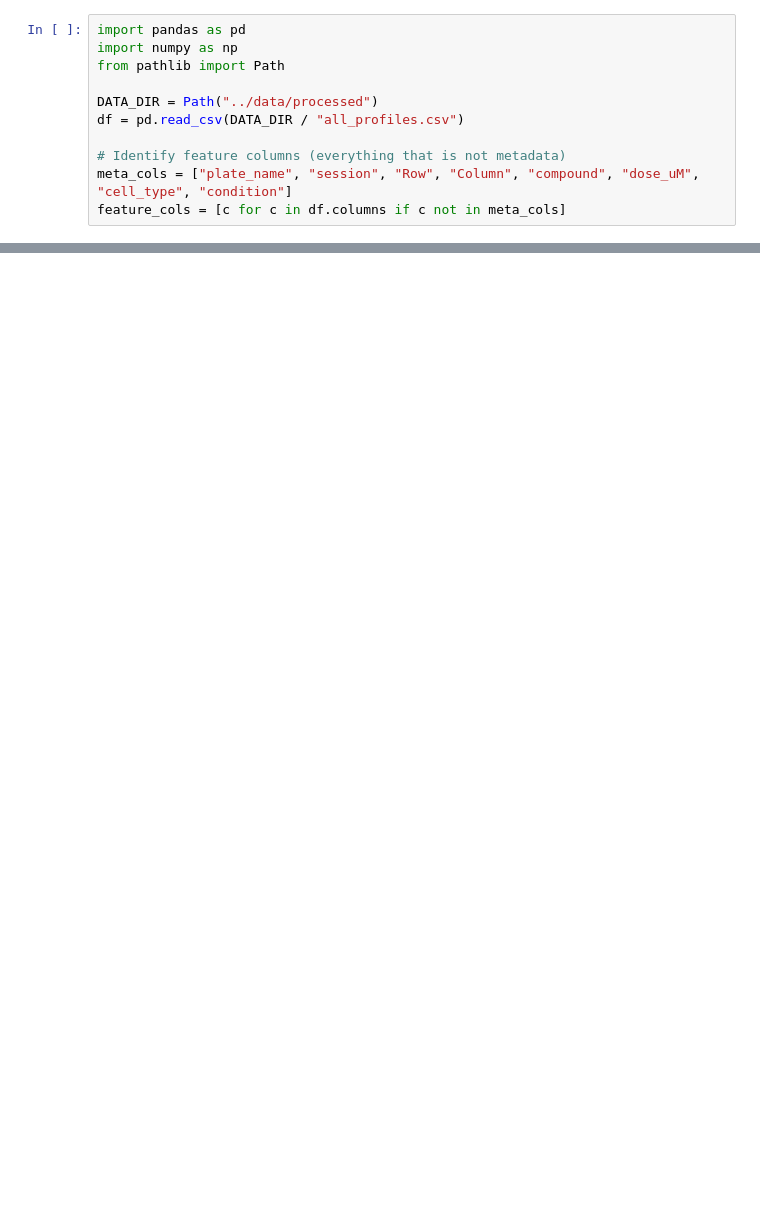
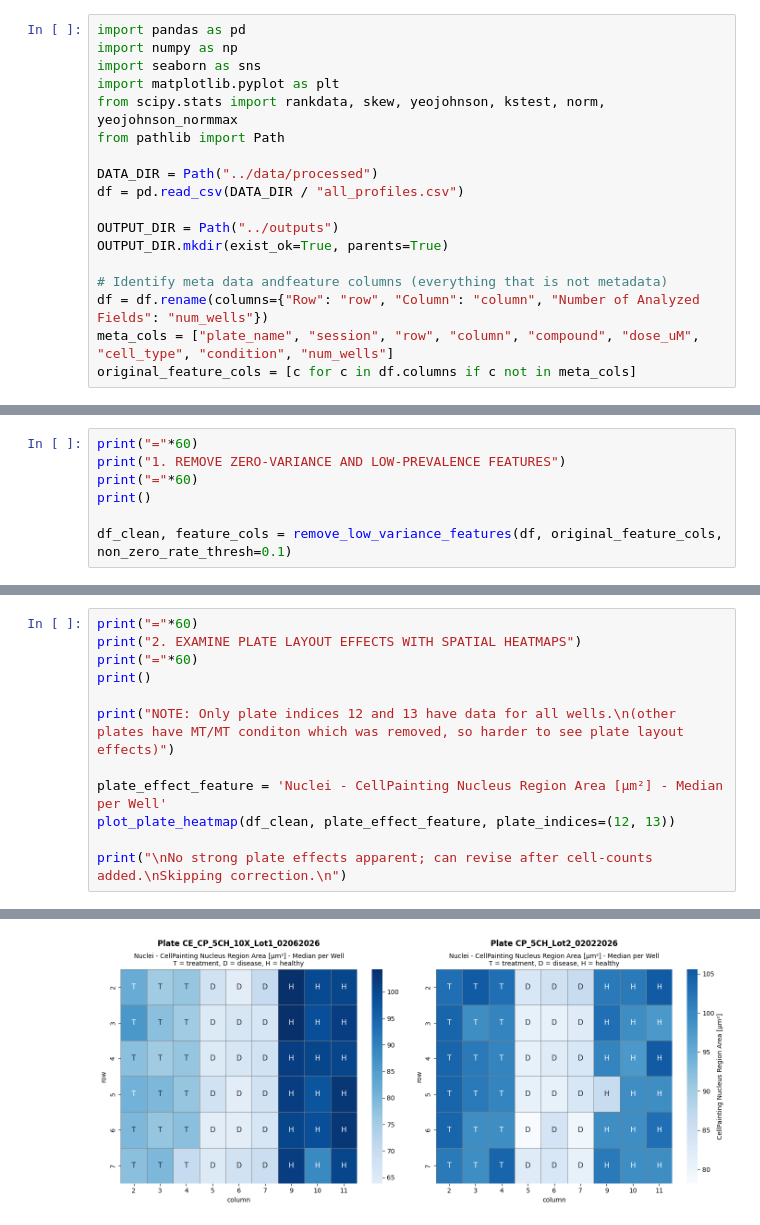
Before and after one commit to nikhitaguhan/Bonsai_CellPainting, a Jupyter notebook: scripts/02_preprocess.ipynb, the cells around one changed output, grey strips where cells are left out. Cells and saved outputs as stored; diff of their text form; blank space fills up the shorter version.

```diff
--- a/scripts/02_preprocess.ipynb
+++ b/scripts/02_preprocess.ipynb
@@ -14,11 +16,18 @@ Outputs:
 # %%
 import pandas as pd
 import numpy as np
+import seaborn as sns
+import matplotlib.pyplot as plt
+from scipy.stats import rankdata, skew, yeojohnson, kstest, norm, yeojohnson_normmax
 from pathlib import Path
 
 DATA_DIR = Path("../data/processed")
 df = pd.read_csv(DATA_DIR / "all_profiles.csv")
 
-# Identify feature columns (everything that is not metadata)
-meta_cols = ["plate_name", "session", "Row", "Column", "compound", "dose_uM", "cell_type", "condition"]
-feature_cols = [c for c in df.columns if c not in meta_cols]
+OUTPUT_DIR = Path("../outputs")
+OUTPUT_DIR.mkdir(exist_ok=True, parents=True)
+
+# Identify meta data andfeature columns (everything that is not metadata)
+df = df.rename(columns={"Row": "row", "Column": "column", "Number of Analyzed Fields": "num_wells"})
+meta_cols = ["plate_name", "session", "row", "column", "compound", "dose_uM", "cell_type", "condition", "num_wells"]
+original_feature_cols = [c for c in df.columns if c not in meta_cols]
@@ -123,0 +374,7 @@ def normalize_per_plate(df, feature_cols):
+# %%
+print("="*60)
+print("1. REMOVE ZERO-VARIANCE AND LOW-PREVALENCE FEATURES")
+print("="*60)
+print()
+
+df_clean, feature_cols = remove_low_variance_features(df, original_feature_cols, non_zero_rate_thresh=0.1)
@@ -123,0 +399,13 @@ def normalize_per_plate(df, feature_cols):
+# %%
+print("="*60)
+print("2. EXAMINE PLATE LAYOUT EFFECTS WITH SPATIAL HEATMAPS")
+print("="*60)
+print()
+
+print("NOTE: Only plate indices 12 and 13 have data for all wells.\n(other plates have MT/MT conditon which was removed, so harder to see plate layout effects)")
+
+plate_effect_feature = 'Nuclei - CellPainting Nucleus Region Area [µm²] - Median per Well'
+plot_plate_heatmap(df_clean, plate_effect_feature, plate_indices=(12, 13))
+
+print("\nNo strong plate effects apparent; can revise after cell-counts added.\nSkipping correction.\n")
+# %% [output]
@@ -123,0 +418 @@ def normalize_per_plate(df, feature_cols):
+[figure, added]
```
Also changed, not shown: parts of 13 cells of this notebook, 2 other files.
